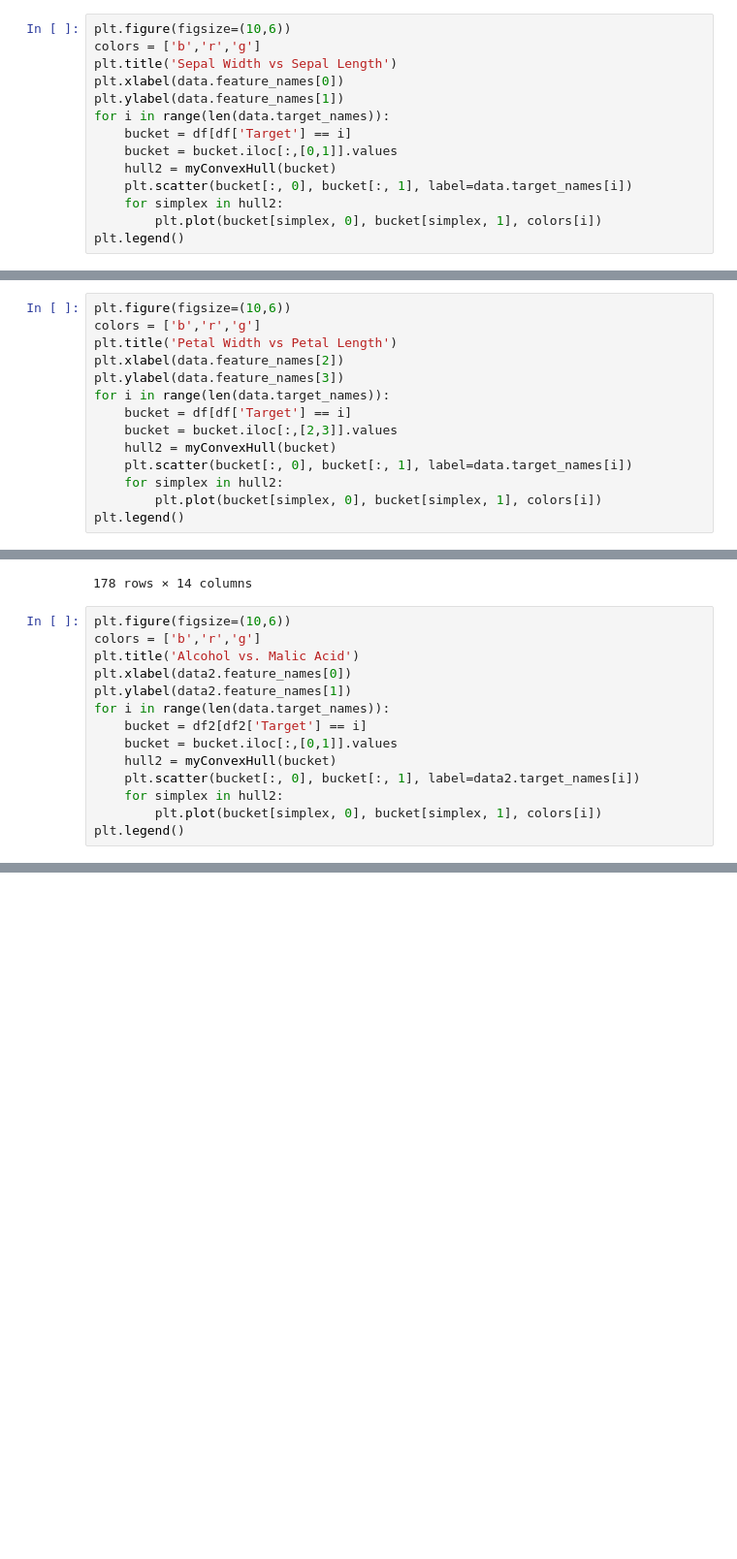
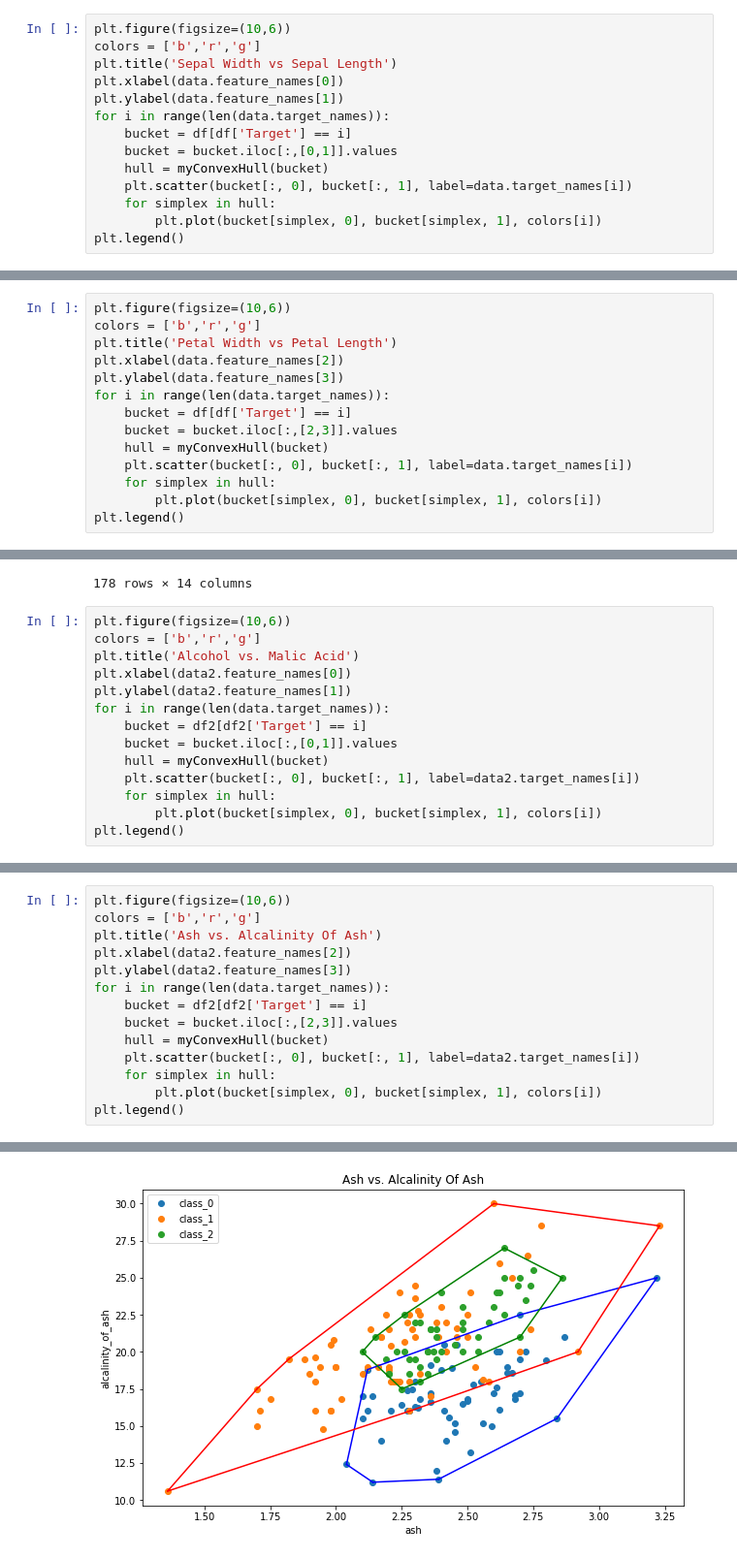
Before and after one commit to YakobusIP/Tugas-Kecil-Stima-2-Convex-Hull-Algorithm, a Jupyter notebook: src/main.ipynb, the cells around one changed output, grey strips where cells are left out. Shown: that part at 97% size. Cells and saved outputs as stored; diff of their text form; blank space fills up the shorter version.

```diff
--- a/main.ipynb
+++ b/src/main.ipynb
@@ -143,9 +143,9 @@ plt.ylabel(data.feature_names[1])
 for i in range(len(data.target_names)):
     bucket = df[df['Target'] == i]
     bucket = bucket.iloc[:,[0,1]].values
-    hull2 = myConvexHull(bucket)
+    hull = myConvexHull(bucket)
     plt.scatter(bucket[:, 0], bucket[:, 1], label=data.target_names[i])
-    for simplex in hull2:
+    for simplex in hull:
         plt.plot(bucket[simplex, 0], bucket[simplex, 1], colors[i])
 plt.legend()
 # %% [output]
@@ -160,9 +160,9 @@ plt.ylabel(data.feature_names[3])
 for i in range(len(data.target_names)):
     bucket = df[df['Target'] == i]
     bucket = bucket.iloc[:,[2,3]].values
-    hull2 = myConvexHull(bucket)
+    hull = myConvexHull(bucket)
     plt.scatter(bucket[:, 0], bucket[:, 1], label=data.target_names[i])
-    for simplex in hull2:
+    for simplex in hull:
         plt.plot(bucket[simplex, 0], bucket[simplex, 1], colors[i])
 plt.legend()
 # %% [output]
@@ -200,11 +200,26 @@ plt.ylabel(data2.feature_names[1])
 for i in range(len(data.target_names)):
     bucket = df2[df2['Target'] == i]
     bucket = bucket.iloc[:,[0,1]].values
-    hull2 = myConvexHull(bucket)
+    hull = myConvexHull(bucket)
     plt.scatter(bucket[:, 0], bucket[:, 1], label=data2.target_names[i])
-    for simplex in hull2:
+    for simplex in hull:
         plt.plot(bucket[simplex, 0], bucket[simplex, 1], colors[i])
 plt.legend()
 # %% [output]
 <matplotlib.legend.Legend at 0x...>
 [figure]
+# %%
+plt.figure(figsize=(10,6))
+colors = ['b','r','g']
+plt.title('Ash vs. Alcalinity Of Ash')
+plt.xlabel(data2.feature_names[2])
+plt.ylabel(data2.feature_names[3])
+for i in range(len(data.target_names)):
+    bucket = df2[df2['Target'] == i]
+    bucket = bucket.iloc[:,[2,3]].values
+    hull = myConvexHull(bucket)
+    plt.scatter(bucket[:, 0], bucket[:, 1], label=data2.target_names[i])
+    for simplex in hull:
+        plt.plot(bucket[simplex, 0], bucket[simplex, 1], colors[i])
+plt.legend()
+# %% [output]
@@ -210,0 +227 @@ plt.legend()
+[figure, added]
```
Also changed, not shown: parts of 1 cell of this notebook, 1 other file.
